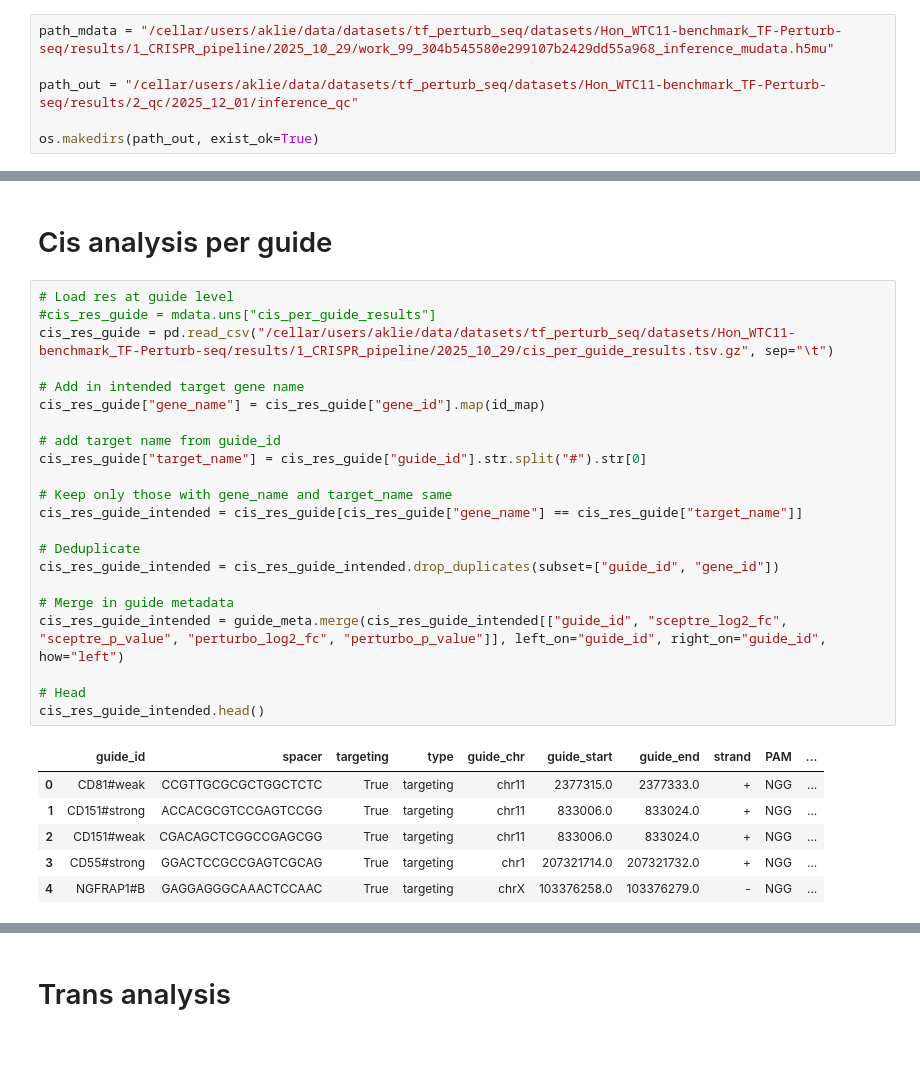
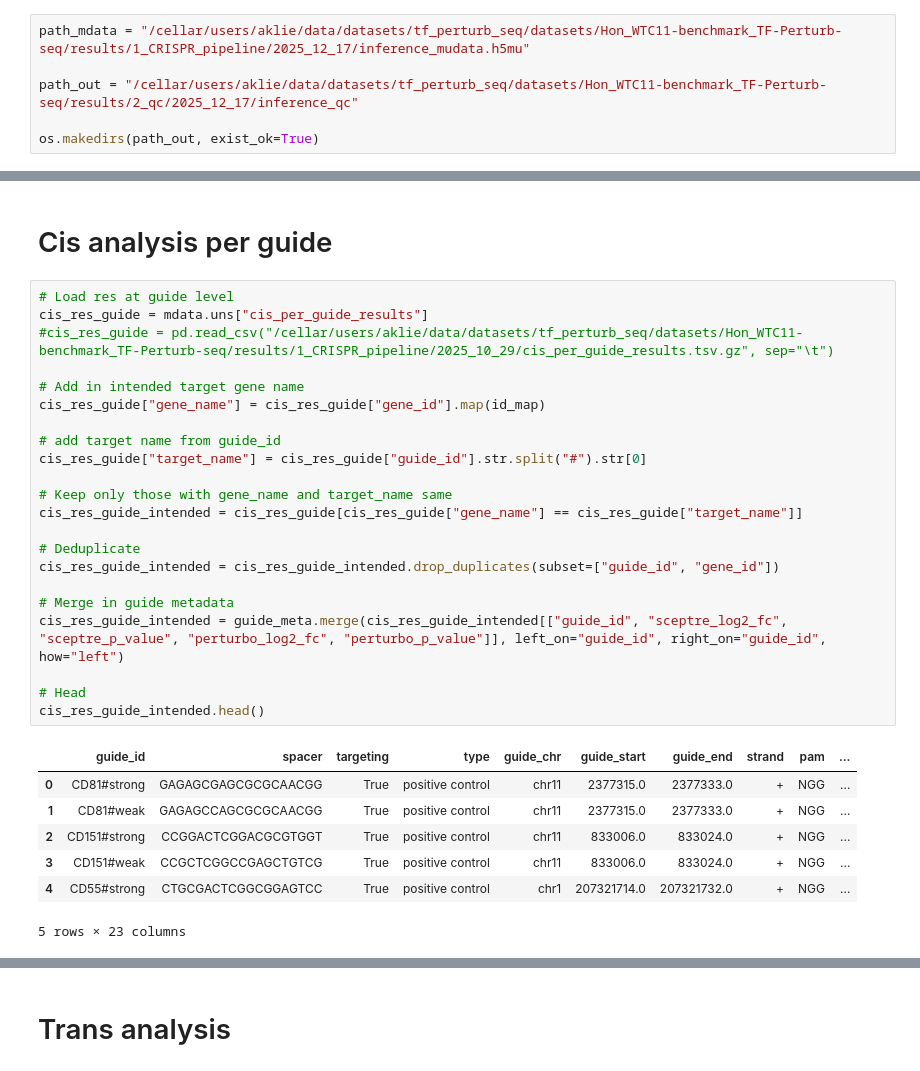
Before and after one commit to adamklie/tf_perturb_seq, a Jupyter notebook: datasets/Hon_WTC11-benchmark_TF-Perturb-seq/bin/2_qc/3_inference_qc.ipynb, the cells around one changed output, grey strips where cells are left out. Saved outputs shown, nothing was run; the diff lists cells and outputs as text.

```diff
--- a/datasets/Hon_WTC11-benchmark_TF-Perturb-seq/bin/2_qc/3_inference_qc.ipynb
+++ b/datasets/Hon_WTC11-benchmark_TF-Perturb-seq/bin/2_qc/3_inference_qc.ipynb
@@ -129,9 +129,9 @@ def get_target_vs_nontarget_expr(
 # %% [output]
 The history saving thread hit an unexpected error (DatabaseError('database disk image is malformed')).History will not be written to the database.
 # %%
-path_mdata = "/cellar/users/aklie/data/datasets/tf_perturb_seq/datasets/Hon_WTC11-benchmark_TF-Perturb-seq/results/1_CRISPR_pipeline/2025_10_29/work_99_304b545580e299107b2429dd55a968_inference_mudata.h5mu"
+path_mdata = "/cellar/users/aklie/data/datasets/tf_perturb_seq/datasets/Hon_WTC11-benchmark_TF-Perturb-seq/results/1_CRISPR_pipeline/2025_12_17/inference_mudata.h5mu"
 
-path_out = "/cellar/users/aklie/data/datasets/tf_perturb_seq/datasets/Hon_WTC11-benchmark_TF-Perturb-seq/results/2_qc/2025_12_01/inference_qc"
+path_out = "/cellar/users/aklie/data/datasets/tf_perturb_seq/datasets/Hon_WTC11-benchmark_TF-Perturb-seq/results/2_qc/2025_12_17/inference_qc"
 
 os.makedirs(path_out, exist_ok=True)
 # %%
@@ -200,33 +200,34 @@ Categories (61, object): ['AFF4', 'ARID1A', 'ARID1B', 'ARNT', ..., 'TCF12', 'TFC
 # Cis analysis per guide
 # %%
 # Load res at guide level
-#cis_res_guide = mdata.uns["cis_per_guide_results"]
-cis_res_guide = pd.read_csv("/cellar/users/aklie/data/datasets/tf_perturb_seq/datasets/Hon_WTC11-benchmark_TF-Perturb-seq/results/1_CRISPR_pipeline/2025_10_29/cis_per_guide_results.tsv.gz", sep="\t")
+cis_res_guide = mdata.uns["cis_per_guide_results"]
+#cis_res_guide = pd.read_csv("/cellar/users/aklie/data/datasets/tf_perturb_seq/datasets/Hon_WTC11-benchmark_TF-Perturb-seq/results/1_CRISPR_pipeline/2025_10_29/cis_per_guide_results.tsv.gz", sep="\t")
 
 # Add in intended target gene name
 cis_res_guide["gene_name"] = cis_res_guide["gene_id"].map(id_map)
 
 # add target name from guide_id
 cis_res_guide["target_name"] = cis_res_guide["guide_id"].str.split("#").str[0]
 
 # Keep only those with gene_name and target_name same
 cis_res_guide_intended = cis_res_guide[cis_res_guide["gene_name"] == cis_res_guide["target_name"]]
 
 # Deduplicate
 cis_res_guide_intended = cis_res_guide_intended.drop_duplicates(subset=["guide_id", "gene_id"])
 
 # Merge in guide metadata
 cis_res_guide_intended = guide_meta.merge(cis_res_guide_intended[["guide_id", "sceptre_log2_fc", "sceptre_p_value", "perturbo_log2_fc", "perturbo_p_value"]], left_on="guide_id", right_on="guide_id", how="left")
 
 # Head
 cis_res_guide_intended.head()
 # %% [output]
-|  | guide_id | spacer | targeting | type | guide_chr | guide_start | guide_end | strand | PAM | ... |
-| 0 | CD81#weak | CCGTTGCGCGCTGGCTCTC | True | targeting | chr11 | 2377315.0 | 2377333.0 | + | NGG | ... |
-| 1 | CD151#strong | ACCACGCGTCCGAGTCCGG | True | targeting | chr11 | 833006.0 | 833024.0 | + | NGG | ... |
-| 2 | CD151#weak | CGACAGCTCGGCCGAGCGG | True | targeting | chr11 | 833006.0 | 833024.0 | + | NGG | ... |
-| 3 | CD55#strong | GGACTCCGCCGAGTCGCAG | True | targeting | chr1 | 207321714.0 | 207321732.0 | + | NGG | ... |
-| 4 | NGFRAP1#B | GAGGAGGGCAAACTCCAAC | True | targeting | chrX | 103376258.0 | 103376279.0 | - | NGG | ... |
+|  | guide_id | spacer | targeting | type | guide_chr | guide_start | guide_end | strand | pam | ... |
+| 0 | CD81#strong | GAGAGCGAGCGCGCAACGG | True | positive control | chr11 | 2377315.0 | 2377333.0 | + | NGG | ... |
+| 1 | CD81#weak | GAGAGCCAGCGCGCAACGG | True | positive control | chr11 | 2377315.0 | 2377333.0 | + | NGG | ... |
+| 2 | CD151#strong | CCGGACTCGGACGCGTGGT | True | positive control | chr11 | 833006.0 | 833024.0 | + | NGG | ... |
+| 3 | CD151#weak | CCGCTCGGCCGAGCTGTCG | True | positive control | chr11 | 833006.0 | 833024.0 | + | NGG | ... |
+| 4 | CD55#strong | CTGCGACTCGGCGGAGTCC | True | positive control | chr1 | 207321714.0 | 207321732.0 | + | NGG | ... |
+5 rows × 23 columns
 # %%
 # Make a volcano plot of perturb_log2_fc vs -log10(perturbo_p_value), color by label
 # Label the top 10 guides by -log10(perturbo_p_value)
```
Also changed, not shown: parts of 11 cells of this notebook, 8 other files.
